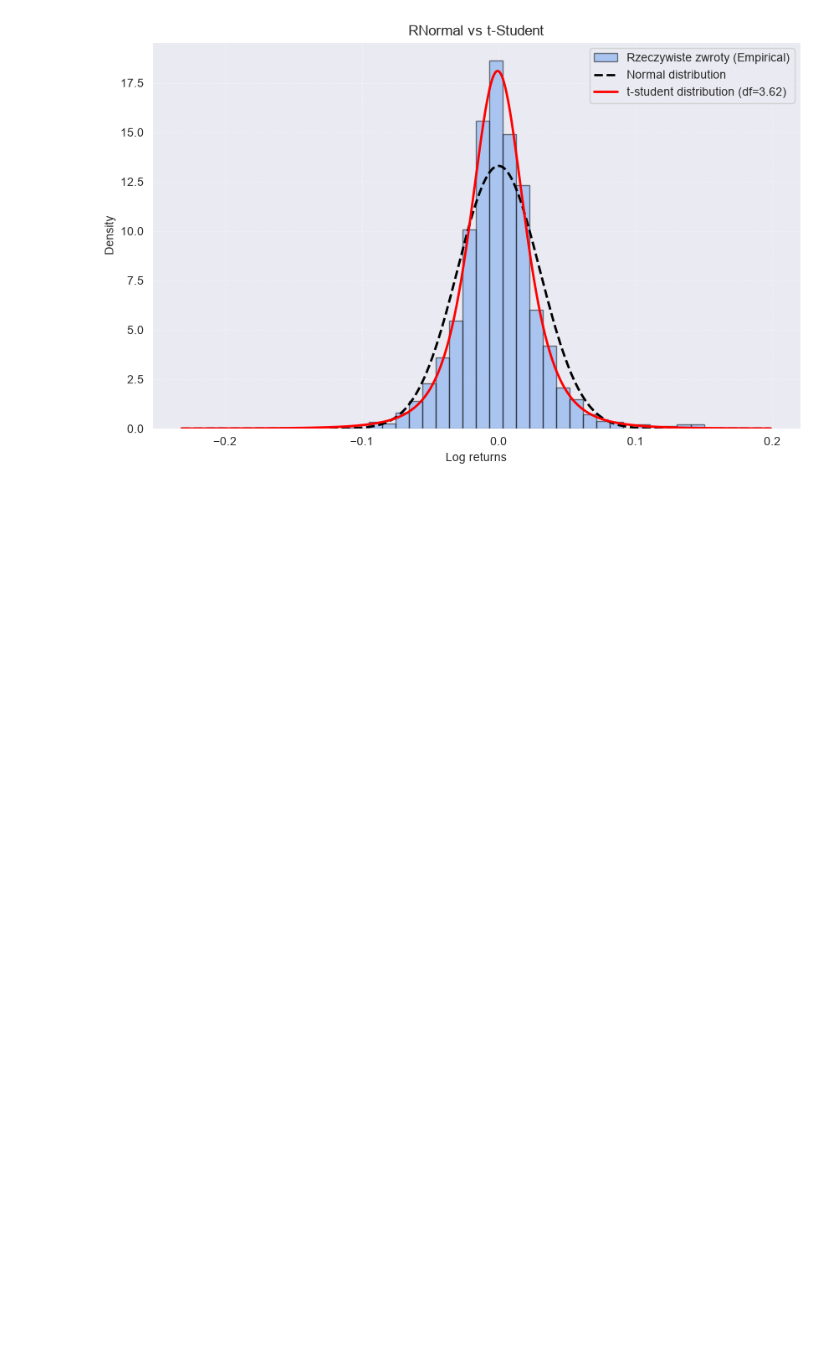
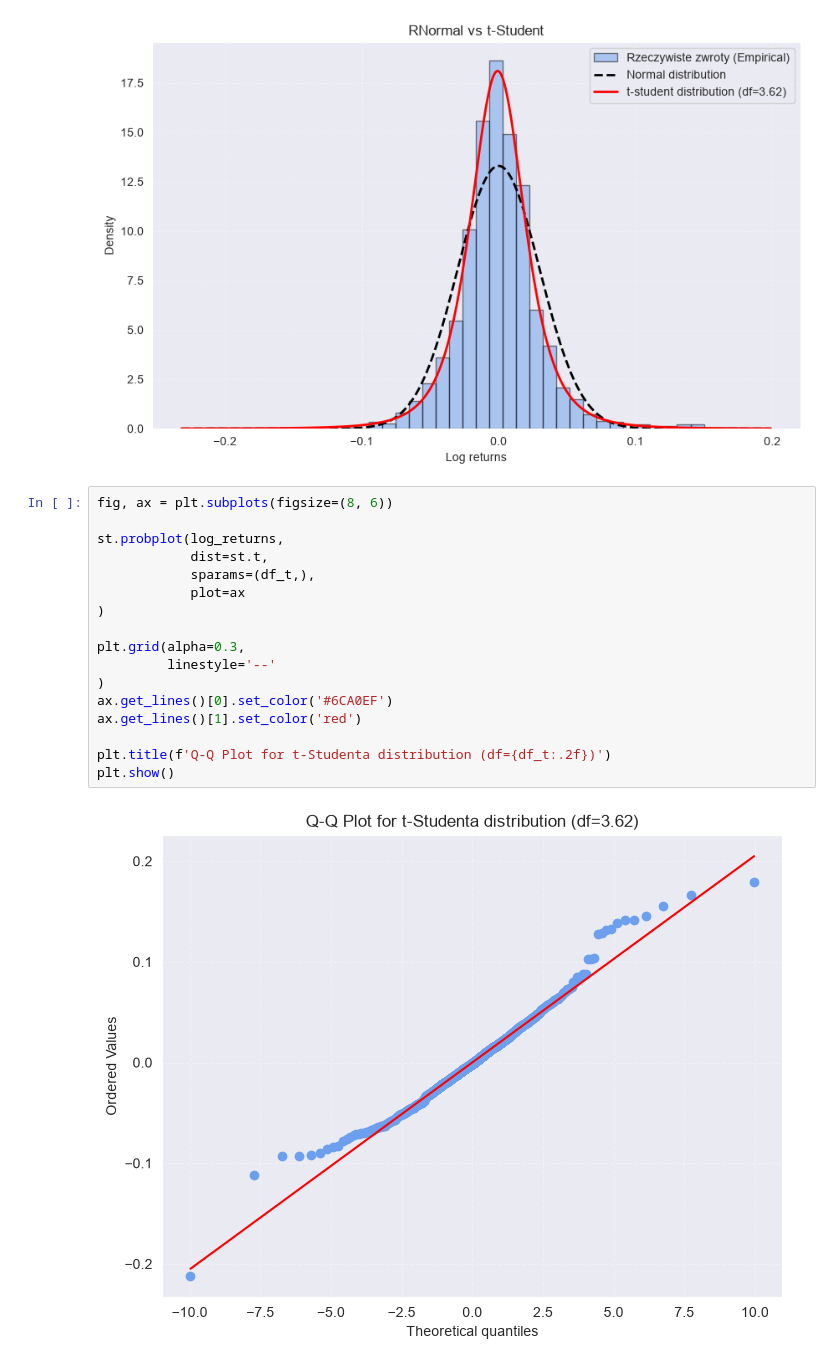
Before and after one commit to studzinskimilosz/mathematical-and-statistical-analysis, a Jupyter notebook: notebook/notebook.ipynb, the cells around one changed output. Cells and saved outputs as stored; diff of their text form; blank space fills up the shorter version.

Commit message:
feat: add Q-Q plot for t-student

```diff
--- a/notebook/notebook.ipynb
+++ b/notebook/notebook.ipynb
@@ -604,3 +606,22 @@ df: 3.62
 mean: -0.000684
 std: 0.020585
 [figure]
+# %%
+fig, ax = plt.subplots(figsize=(8, 6))
+
+st.probplot(log_returns,
+            dist=st.t,
+            sparams=(df_t,),
+            plot=ax
+)
+
+plt.grid(alpha=0.3,
+         linestyle='--'
+)
+ax.get_lines()[0].set_color('#6CA0EF')
+ax.get_lines()[1].set_color('red')
+
+plt.title(f'Q-Q Plot for t-Studenta distribution (df={df_t:.2f})')
+plt.show()
+# %% [output]
+[figure, added]
```
Also changed, not shown: parts of 1 cell of this notebook.
